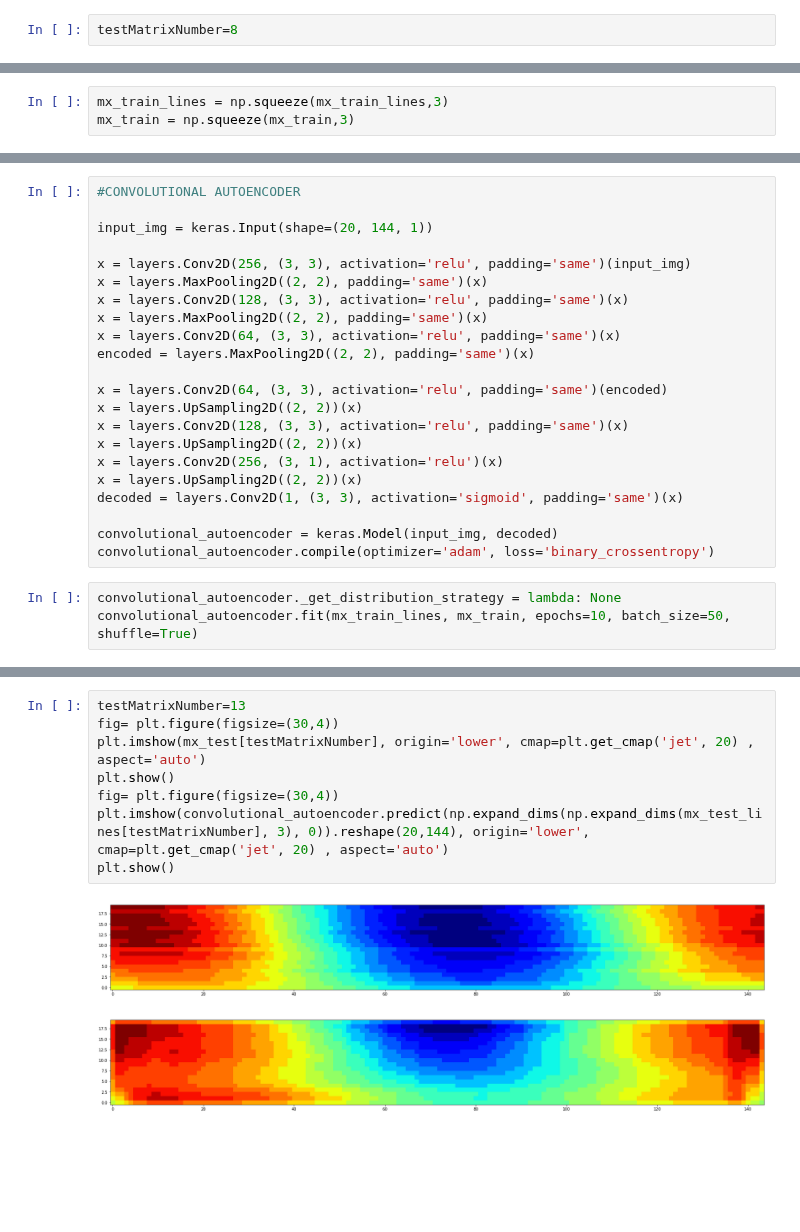
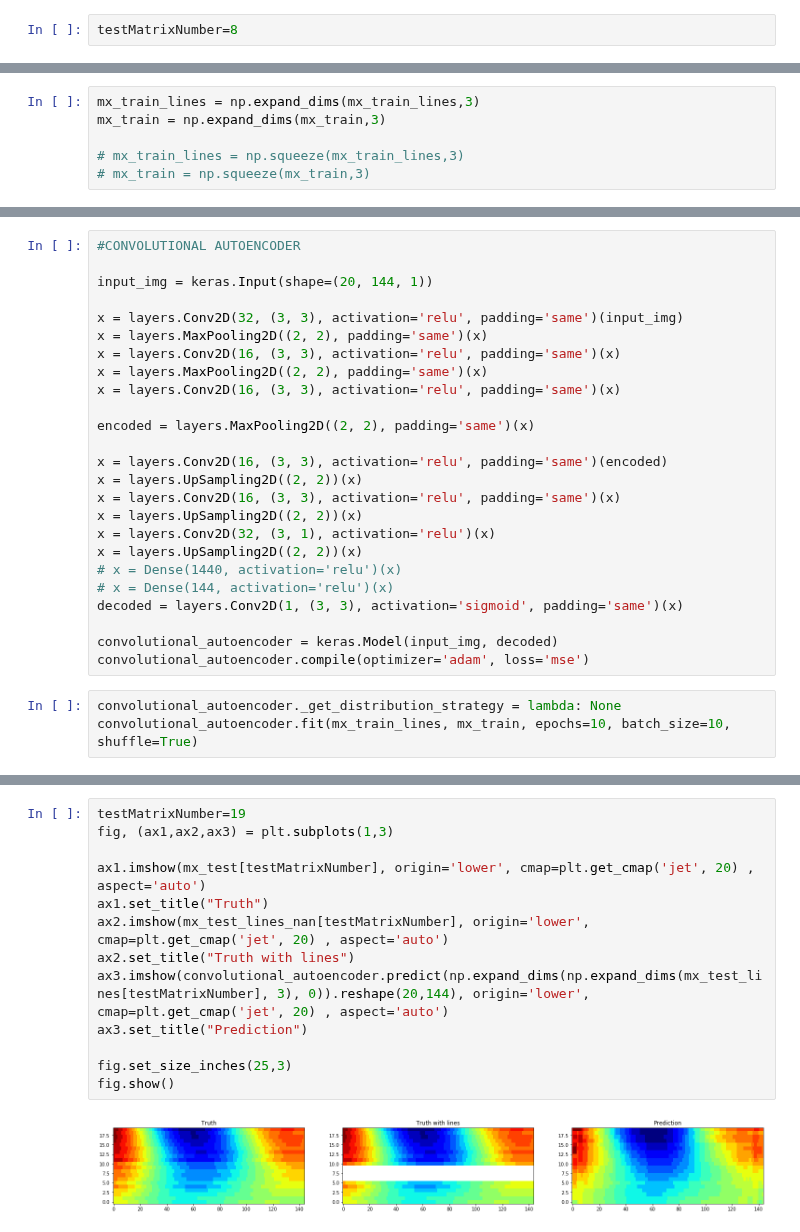
Before and after one commit to Pierre-LaurentC/IonosphericSignalRecontruction, a Jupyter notebook: Encoder_Decoder.ipynb, the cells around one changed output, grey strips where cells are left out. Saved outputs shown, nothing was run; the diff lists cells and outputs as text; blank space fills up the shorter version.

```diff
--- a/Encoder_Decoder.ipynb
+++ b/Encoder_Decoder.ipynb
@@ -130,3 +145,6 @@ plt.imshow(autoencoder.predict(mx_test_lines[testMatrixNumber].reshape(1,-1)).re
 # %%
-mx_train_lines = np.squeeze(mx_train_lines,3)
-mx_train = np.squeeze(mx_train,3)
+mx_train_lines = np.expand_dims(mx_train_lines,3)
+mx_train = np.expand_dims(mx_train,3)
+
+# mx_train_lines = np.squeeze(mx_train_lines,3)
+# mx_train = np.squeeze(mx_train,3)
@@ -135,25 +157,28 @@ mx_train = np.squeeze(mx_train,3)
 
 input_img = keras.Input(shape=(20, 144, 1))
 
-x = layers.Conv2D(256, (3, 3), activation='relu', padding='same')(input_img)
+x = layers.Conv2D(32, (3, 3), activation='relu', padding='same')(input_img)
 x = layers.MaxPooling2D((2, 2), padding='same')(x)
-x = layers.Conv2D(128, (3, 3), activation='relu', padding='same')(x)
+x = layers.Conv2D(16, (3, 3), activation='relu', padding='same')(x)
 x = layers.MaxPooling2D((2, 2), padding='same')(x)
-x = layers.Conv2D(64, (3, 3), activation='relu', padding='same')(x)
+x = layers.Conv2D(16, (3, 3), activation='relu', padding='same')(x)
+
 encoded = layers.MaxPooling2D((2, 2), padding='same')(x)
 
-x = layers.Conv2D(64, (3, 3), activation='relu', padding='same')(encoded)
+x = layers.Conv2D(16, (3, 3), activation='relu', padding='same')(encoded)
 x = layers.UpSampling2D((2, 2))(x)
-x = layers.Conv2D(128, (3, 3), activation='relu', padding='same')(x)
+x = layers.Conv2D(16, (3, 3), activation='relu', padding='same')(x)
 x = layers.UpSampling2D((2, 2))(x)
-x = layers.Conv2D(256, (3, 1), activation='relu')(x)
+x = layers.Conv2D(32, (3, 1), activation='relu')(x)
 x = layers.UpSampling2D((2, 2))(x)
+# x = Dense(1440, activation='relu')(x)
+# x = Dense(144, activation='relu')(x)
 decoded = layers.Conv2D(1, (3, 3), activation='sigmoid', padding='same')(x)
 
 convolutional_autoencoder = keras.Model(input_img, decoded)
-convolutional_autoencoder.compile(optimizer='adam', loss='binary_crossentropy')
+convolutional_autoencoder.compile(optimizer='adam', loss='mse')
 # %%
 convolutional_autoencoder._get_distribution_strategy = lambda: None
-convolutional_autoencoder.fit(mx_train_lines, mx_train, epochs=10, batch_size=50, shuffle=True)
+convolutional_autoencoder.fit(mx_train_lines, mx_train, epochs=10, batch_size=10, shuffle=True)
 # %% [output]
 Epoch 1/10
@@ -179,12 +204,16 @@ Epoch 10/10
 <keras.callbacks.callbacks.History at 0x...>
 # %%
-testMatrixNumber=13
-fig= plt.figure(figsize=(30,4))
-plt.imshow(mx_test[testMatrixNumber], origin='lower', cmap=plt.get_cmap('jet', 20) , aspect='auto')
-plt.show()
-fig= plt.figure(figsize=(30,4))
-plt.imshow(convolutional_autoencoder.predict(np.expand_dims(np.expand_dims(mx_test_lines[testMatrixNumber], 3), 0)).reshape(20,144), origin='lower', cmap=plt.get_cmap('jet', 20) , aspect='auto')
-plt.show()
+testMatrixNumber=19
+fig, (ax1,ax2,ax3) = plt.subplots(1,3)
+
+ax1.imshow(mx_test[testMatrixNumber], origin='lower', cmap=plt.get_cmap('jet', 20) , aspect='auto')
+ax1.set_title("Truth")
+ax2.imshow(mx_test_lines_nan[testMatrixNumber], origin='lower', cmap=plt.get_cmap('jet', 20) , aspect='auto')
+ax2.set_title("Truth with lines")
+ax3.imshow(convolutional_autoencoder.predict(np.expand_dims(np.expand_dims(mx_test_lines[testMatrixNumber], 3), 0)).reshape(20,144), origin='lower', cmap=plt.get_cmap('jet', 20) , aspect='auto')
+ax3.set_title("Prediction")
+
+fig.set_size_inches(25,3)
+fig.show()
 # %% [output]
-[figure, old version]
+[figure, new version]
-[figure, removed]
```
Also changed, not shown: parts of 13 cells of this notebook, 2 other files.
